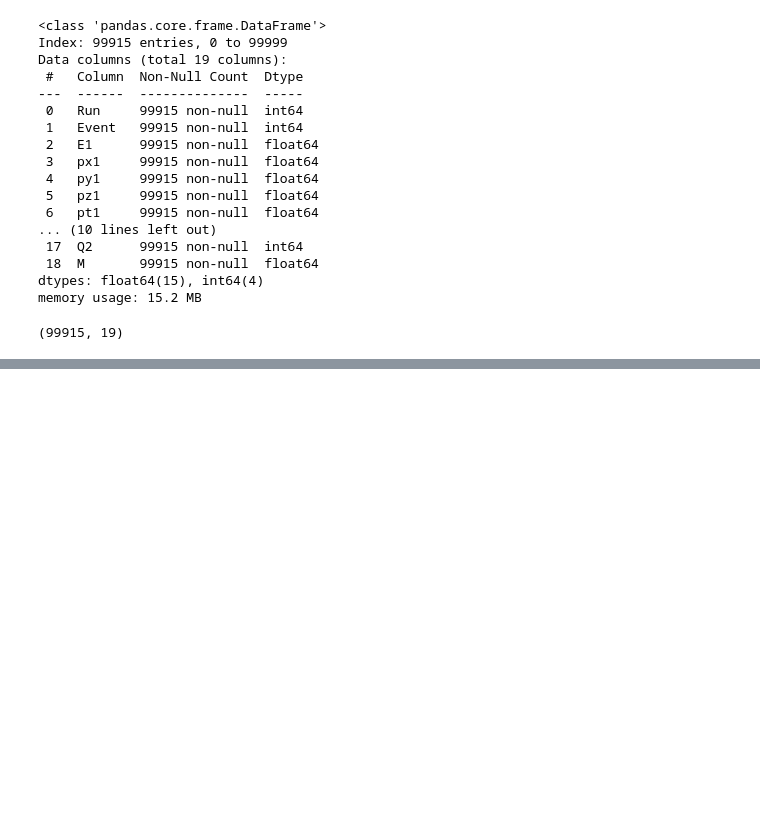
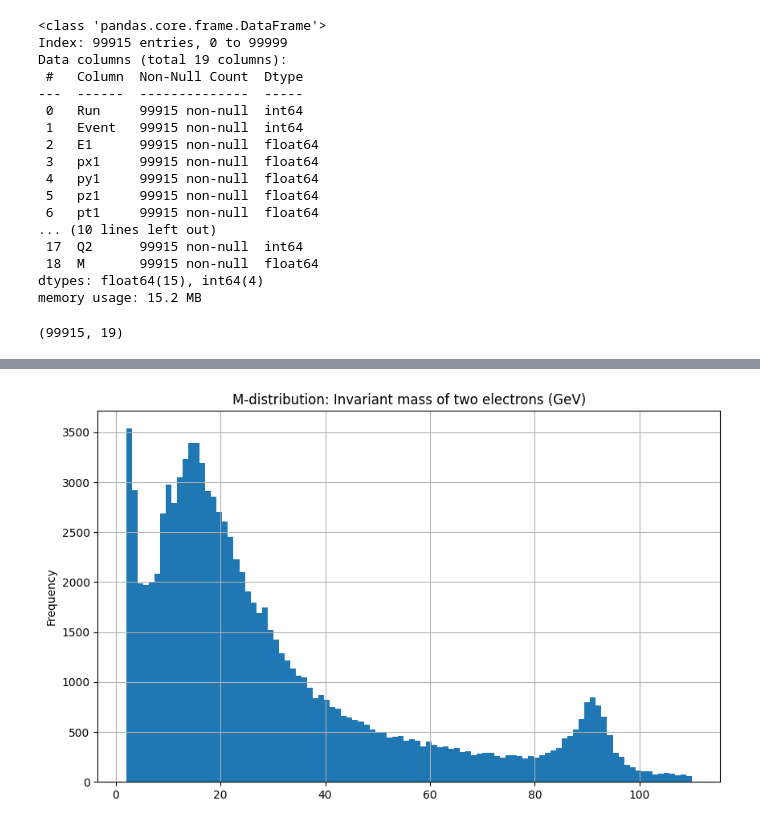
Before and after one commit to Isa1asN/cern-electron-collision-data-m-prediction, a Jupyter notebook: prediction.ipynb, the cells around one changed output, grey strips where cells are left out. Drawn from its saved outputs; the diff is of its cells as text; code cells hidden in the pictures; blank space fills up the shorter version.

```diff
--- a/prediction.ipynb
+++ b/prediction.ipynb
@@ -128,0 +136,8 @@ data.shape
+# %%
+plt.figure(figsize=(10, 6))
+data.M.plot(kind='hist', bins=100)
+plt.title('M-distribution: Invariant mass of two electrons (GeV)')
+plt.grid()
+plt.show()
+# %% [output]
+[figure, added]
```
Also changed, not shown: parts of 1 cell of this notebook.
